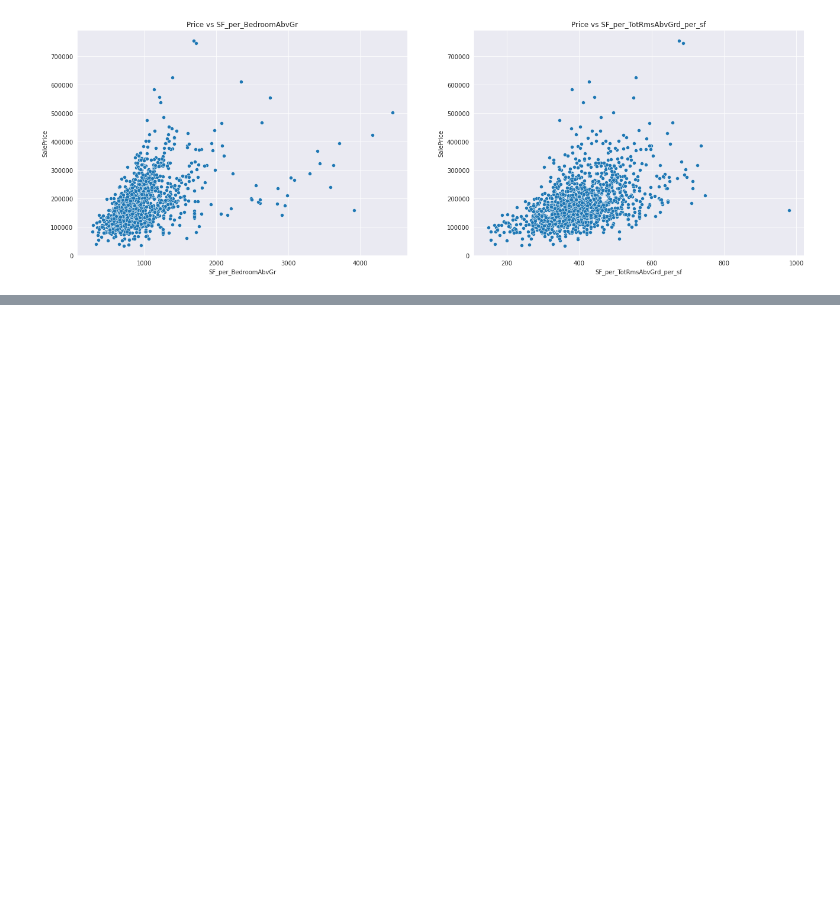
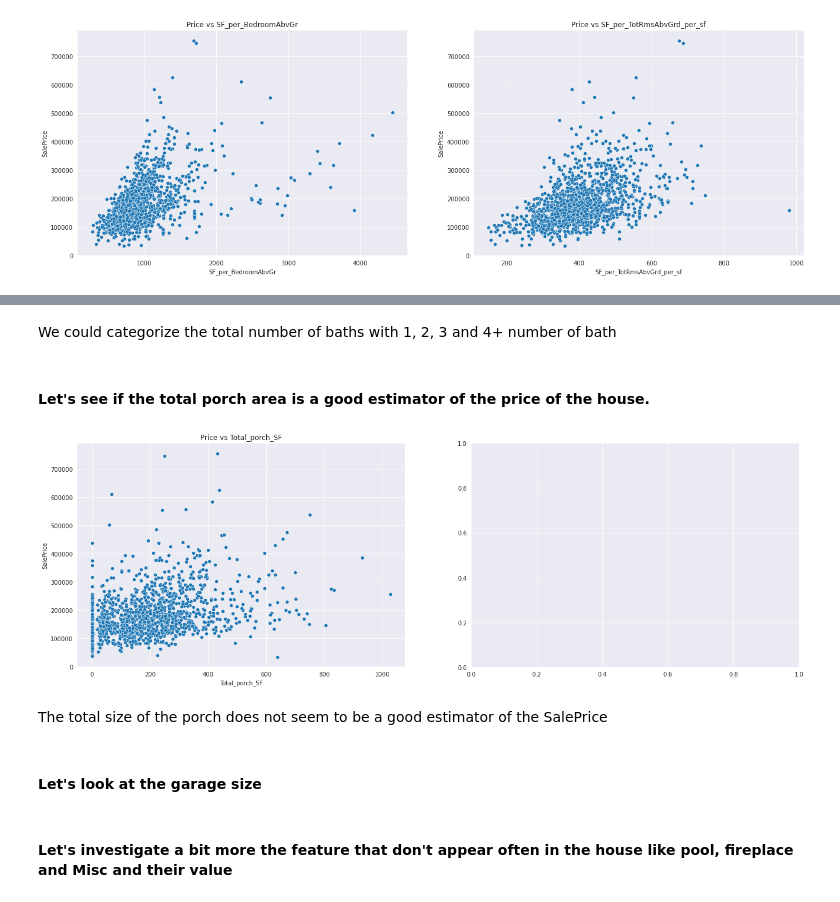
Before and after one commit to max-lutz/Kaggle_competitions, a Jupyter notebook: house-price-regression-full-eda-ml-workflow.ipynb, the cells around one changed output, grey strips where cells are left out. Cells and saved outputs as stored; diff of their text form; code cells hidden in the pictures; blank space fills up the shorter version.

```diff
--- a/house-price-regression-full-eda-ml-workflow.ipynb
+++ b/house-price-regression-full-eda-ml-workflow.ipynb
@@ -491,3 +508,20 @@ ax[1].set_title('Price vs SF_per_TotRmsAbvGrd_per_sf');
+# %% [markdown]
+We could categorize the total number of baths with 1, 2, 3 and 4+ number of bath
+# %% [markdown]
+#### Let's see if the total porch area is a good estimator of the price of the house.
+# %%
+dataset_train['Total_porch_SF'] = dataset_train[['WoodDeckSF','OpenPorchSF','EnclosedPorch','3SsnPorch', 'ScreenPorch']].sum(axis=1)
+fig, ax = plt.subplots(1,2, figsize=(22,7))
+sns.scatterplot(x="Total_porch_SF", y="SalePrice", data=dataset_train, ax=ax[0])
+ax[0].set_title('Price vs Total_porch_SF');
+# %% [output]
+[figure, added]
+# %% [markdown]
+The total size of the porch does not seem to be a good estimator of the SalePrice
+# %% [markdown]
+#### Let's look at the garage size
+# %% [markdown]
+#### Let's investigate a bit more the feature that don't appear often in the house like pool, fireplace and Misc and their value
 # %% [markdown]
 ## 4.2 Preprocessing pipeline
 
```
Also changed, not shown: parts of 8 cells of this notebook.
